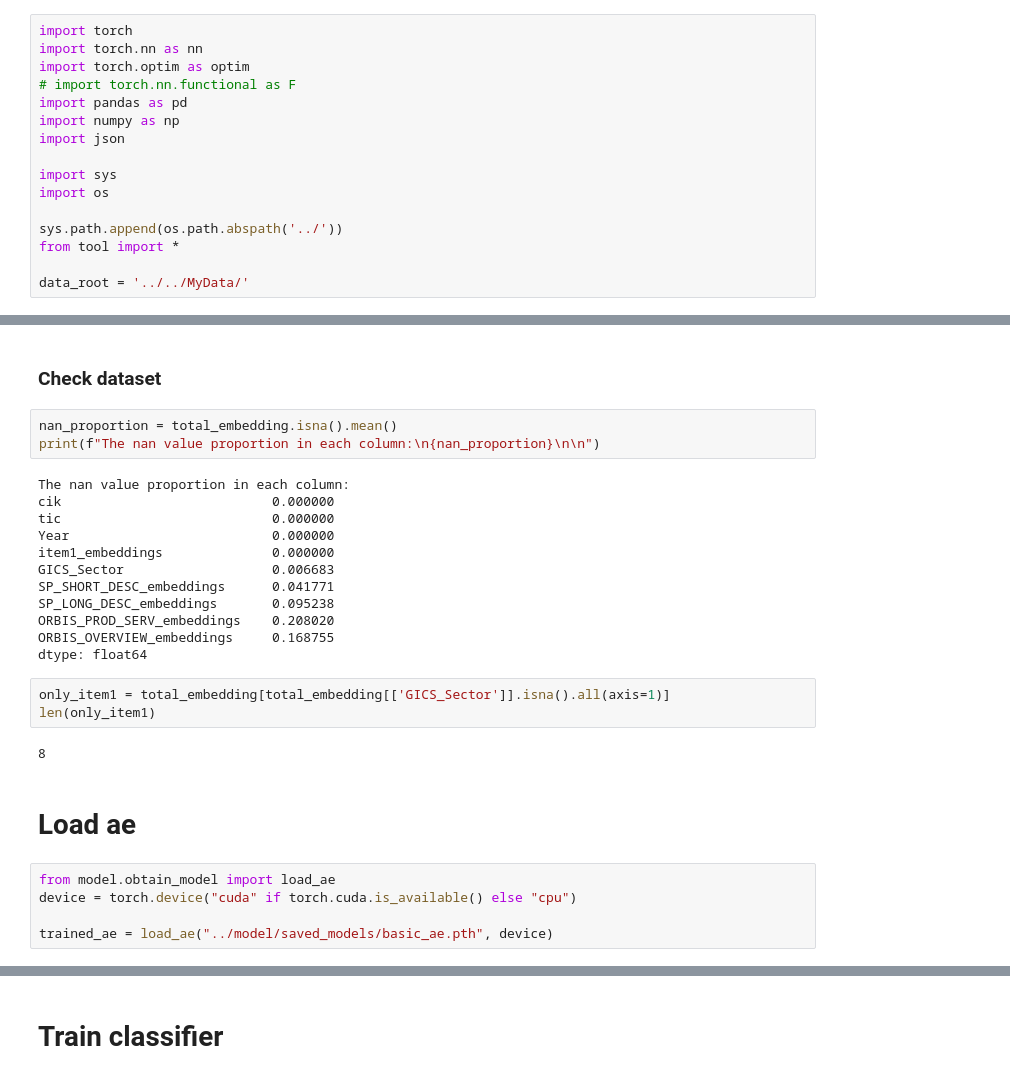
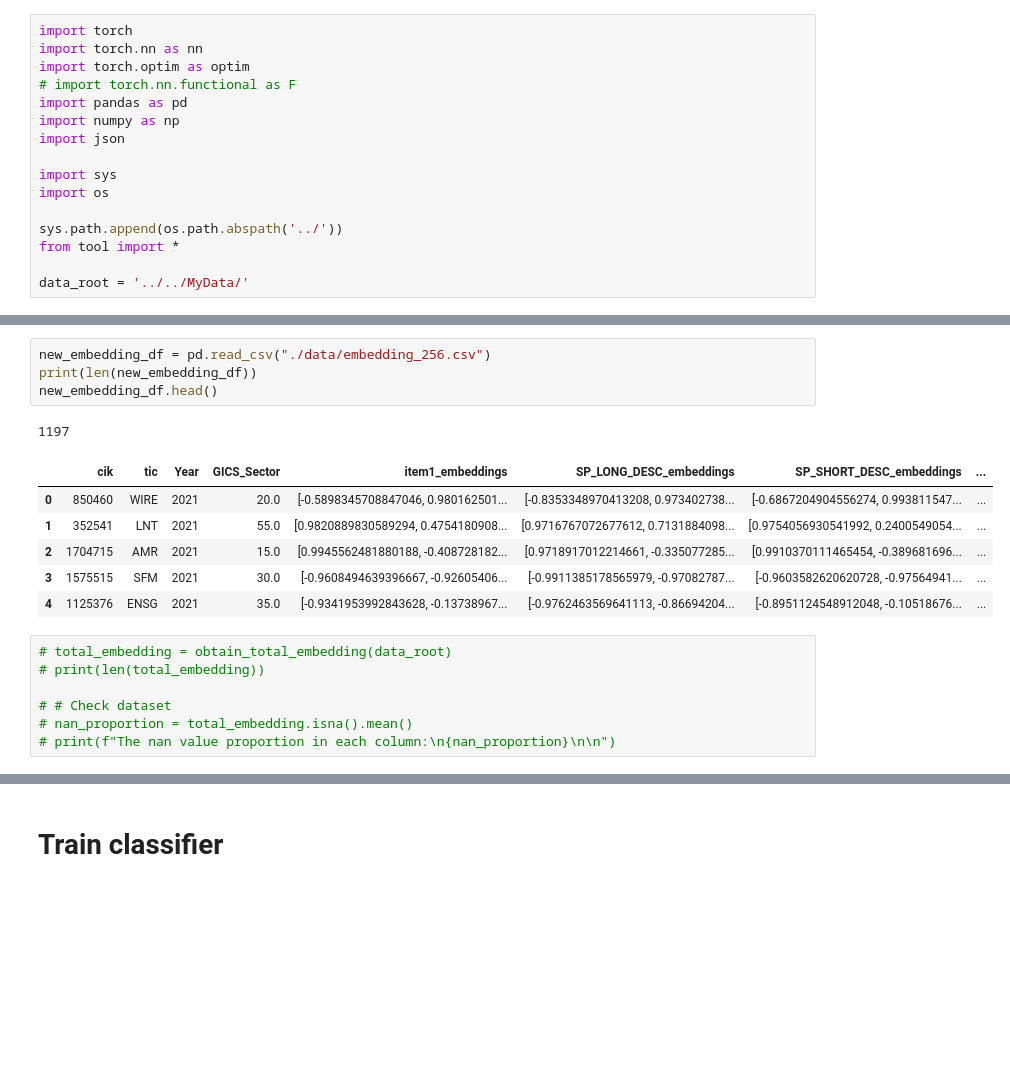
Before and after one commit to GruelFoam/CP3106, a Jupyter notebook: 6_with_neural_network/2_train_clasf_with_ae.ipynb, the cells around one changed output, grey strips where cells are left out. Saved outputs shown, nothing was run; the diff lists cells and outputs as text; blank space fills up the shorter version.

```diff
--- a/6_with_neural_network/2_train_clasf_with_ae.ipynb
+++ b/6_with_neural_network/2_train_clasf_with_ae.ipynb
@@ -62,29 +19,19 @@ total_embedding.head()
-# %% [markdown]
-### Check dataset
+# %%
+new_embedding_df = pd.read_csv("./data/embedding_256.csv")
+print(len(new_embedding_df))
+new_embedding_df.head()
+# %% [output]
+1197
+|  | cik | tic | Year | GICS_Sector | item1_embeddings | SP_LONG_DESC_embeddings | SP_SHORT_DESC_embeddings | ... |
+| 0 | 850460 | WIRE | 2021 | 20.0 | [-0.5898345708847046, 0.980162501... | [-0.8353348970413208, 0.973402738... | [-0.6867204904556274, 0.993811547... | ... |
+| 1 | 352541 | LNT | 2021 | 55.0 | [0.9820889830589294, 0.4754180908... | [0.9716767072677612, 0.7131884098... | [0.9754056930541992, 0.2400549054... | ... |
+| 2 | 1704715 | AMR | 2021 | 15.0 | [0.9945562481880188, -0.408728182... | [0.9718917012214661, -0.335077285... | [0.9910370111465454, -0.389681696... | ... |
+| 3 | 1575515 | SFM | 2021 | 30.0 | [-0.9608494639396667, -0.92605406... | [-0.9911385178565979, -0.97082787... | [-0.9603582620620728, -0.97564941... | ... |
+| 4 | 1125376 | ENSG | 2021 | 35.0 | [-0.9341953992843628, -0.13738967... | [-0.9762463569641113, -0.86694204... | [-0.8951124548912048, -0.10518676... | ... |
 # %%
-nan_proportion = total_embedding.isna().mean()
-print(f"The nan value proportion in each column:\n{nan_proportion}\n\n")
+# total_embedding = obtain_total_embedding(data_root)
+# print(len(total_embedding))
+
+# # Check dataset
+# nan_proportion = total_embedding.isna().mean()
+# print(f"The nan value proportion in each column:\n{nan_proportion}\n\n")
-# %% [output]
-The nan value proportion in each column:
-cik                           0.000000
-tic                           0.000000
-Year                          0.000000
-item1_embeddings              0.000000
-GICS_Sector                   0.006683
-SP_SHORT_DESC_embeddings      0.041771
-SP_LONG_DESC_embeddings       0.095238
-ORBIS_PROD_SERV_embeddings    0.208020
-ORBIS_OVERVIEW_embeddings     0.168755
-dtype: float64
-# %%
-only_item1 = total_embedding[total_embedding[['GICS_Sector']].isna().all(axis=1)]
-len(only_item1)
-# %% [output]
-8
-# %% [markdown]
-# Load ae
-# %%
-from model.obtain_model import load_ae
-device = torch.device("cuda" if torch.cuda.is_available() else "cpu")
-
-trained_ae = load_ae("../model/saved_models/basic_ae.pth", device)
```
Also changed, not shown: parts of 17 cells of this notebook, 3 other files.
